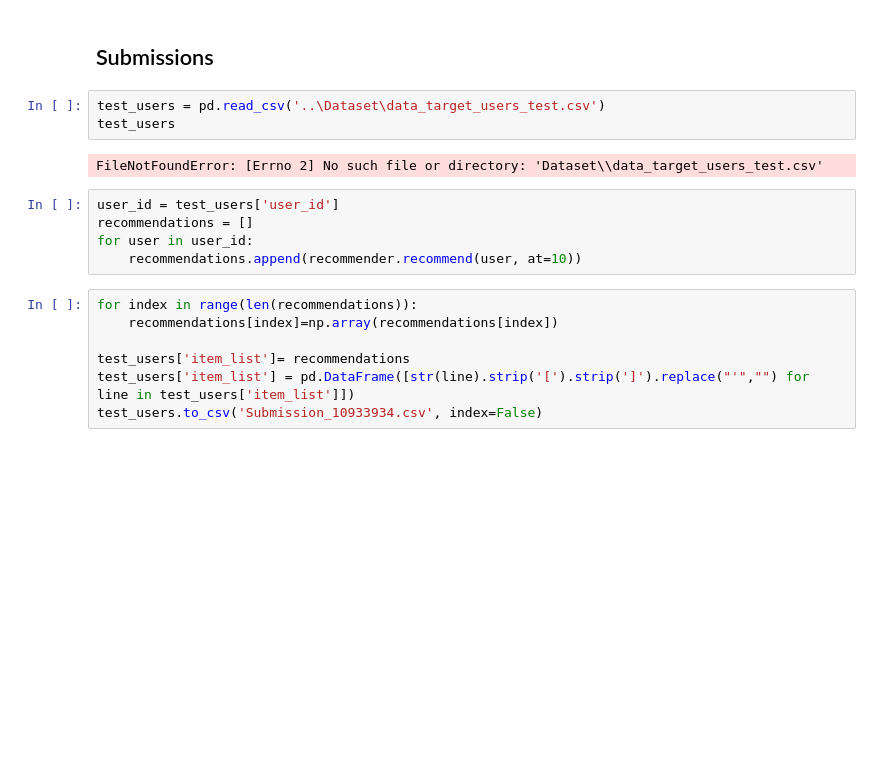
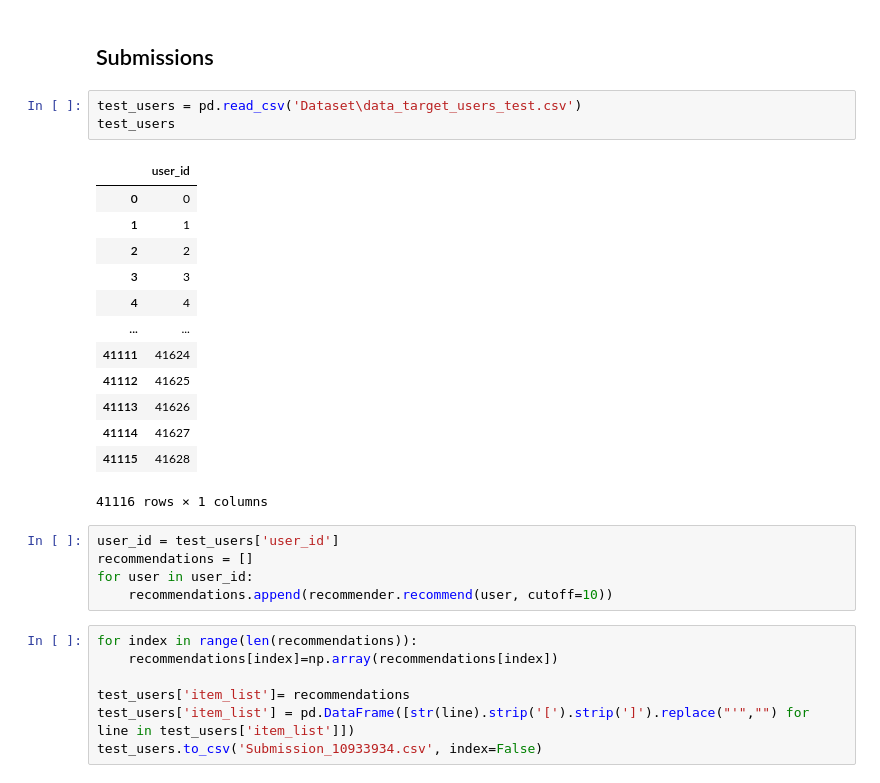
Before and after one commit to lucapetrh-dev/Recommender-Systems-Challenge-2022, a Jupyter notebook: SLIM BPR.ipynb, the cells around one changed output. Saved outputs shown, nothing was run; the diff lists cells and outputs as text; blank space fills up the shorter version.

```diff
--- a/SLIM BPR.ipynb
+++ b/SLIM BPR.ipynb
@@ -162,15 +226,27 @@ recommender.fit(epochs=, sgd_mode=, topK=, lambda_i=, lambda_j=, learning_rate=)
 # %% [markdown]
 ## Submissions
 # %%
-test_users = pd.read_csv('..\Dataset\data_target_users_test.csv')
+test_users = pd.read_csv('Dataset\data_target_users_test.csv')
 test_users
 # %% [output]
+|  | user_id |
+| 0 | 0 |
+| 1 | 1 |
+| 2 | 2 |
+| 3 | 3 |
+| 4 | 4 |
+| ... | ... |
+| 41111 | 41624 |
+| 41112 | 41625 |
+| 41113 | 41626 |
+| 41114 | 41627 |
+| 41115 | 41628 |
-FileNotFoundError: [Errno 2] No such file or directory: 'Dataset\\data_target_users_test.csv'
+41116 rows × 1 columns
 # %%
 user_id = test_users['user_id']
 recommendations = []
 for user in user_id:
-    recommendations.append(recommender.recommend(user, at=10))
+    recommendations.append(recommender.recommend(user, cutoff=10))
 # %%
 for index in range(len(recommendations)):
     recommendations[index]=np.array(recommendations[index])
```
Also changed, not shown: parts of 9 cells of this notebook, 22 other files.
